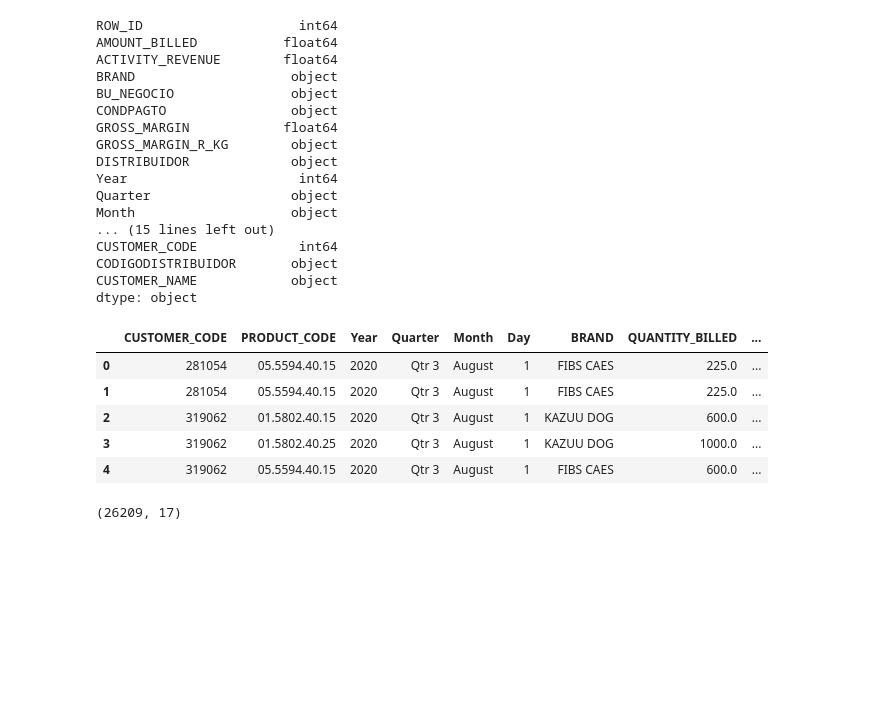
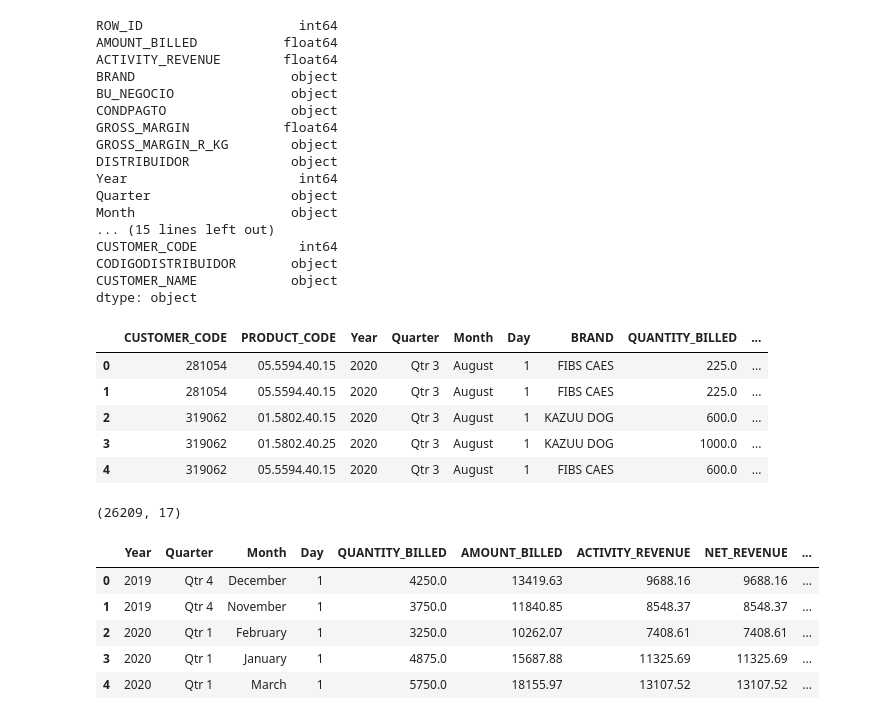
Before and after one commit to VicNocMoura/Forecasting-Optimal-Pricing, a Jupyter notebook: Animal Nutrition/eda.ipynb, the cells around one changed output. Cells and saved outputs as stored; diff of their text form; code cells hidden in the pictures; blank space fills up the shorter version.

```diff
--- a/Animal Nutrition/eda.ipynb
+++ b/Animal Nutrition/eda.ipynb
@@ -56,0 +61,9 @@ df_clean.shape
+# %%
+df_sku_agg.head()
+# %% [output]
+|  | Year | Quarter | Month | Day | QUANTITY_BILLED | AMOUNT_BILLED | ACTIVITY_REVENUE | NET_REVENUE | ... |
+| 0 | 2019 | Qtr 4 | December | 1 | 4250.0 | 13419.63 | 9688.16 | 9688.16 | ... |
+| 1 | 2019 | Qtr 4 | November | 1 | 3750.0 | 11840.85 | 8548.37 | 8548.37 | ... |
+| 2 | 2020 | Qtr 1 | February | 1 | 3250.0 | 10262.07 | 7408.61 | 7408.61 | ... |
+| 3 | 2020 | Qtr 1 | January | 1 | 4875.0 | 15687.88 | 11325.69 | 11325.69 | ... |
+| 4 | 2020 | Qtr 1 | March | 1 | 5750.0 | 18155.97 | 13107.52 | 13107.52 | ... |
```
Also changed, not shown: parts of 7 cells of this notebook, 4 other files.
